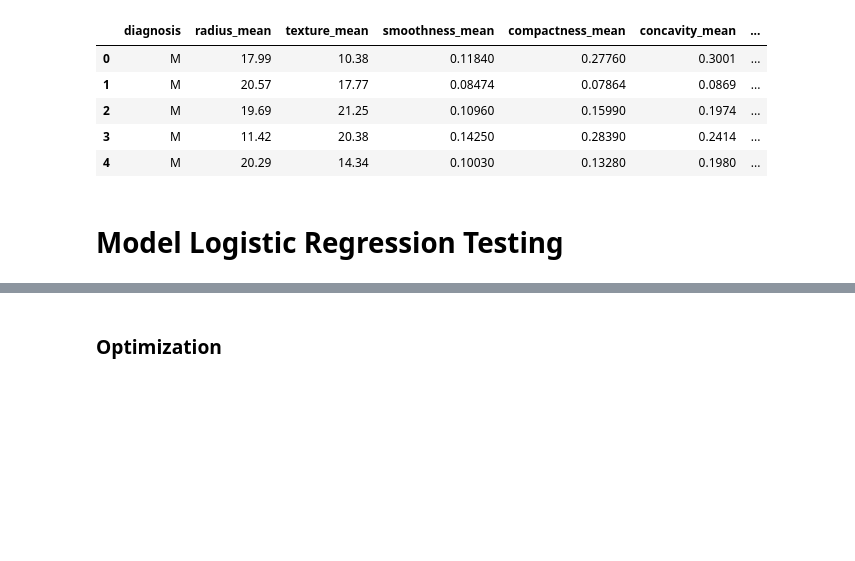
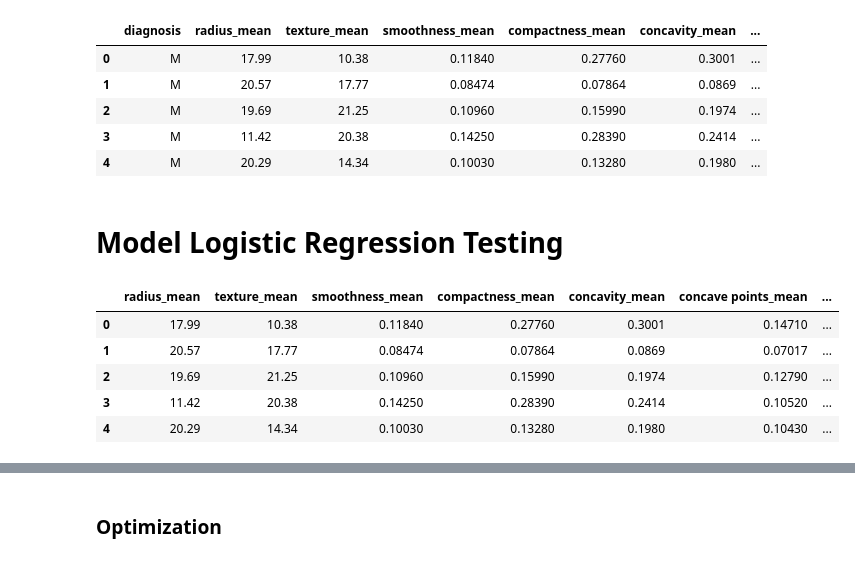
Before and after one commit to tamhuynh92/Machine-Learning-Project, a Jupyter notebook: Breast Cancer Logistic Regression.ipynb, the cells around one changed output, grey strips where cells are left out. Cells and saved outputs as stored; diff of their text form; code cells hidden in the pictures; blank space fills up the shorter version.

```diff
--- a/Breast Cancer Logistic Regression.ipynb
+++ b/Breast Cancer Logistic Regression.ipynb
@@ -61,0 +79,9 @@ y = cancer_data.iloc[:,0].values
+# %%
+X.head()
+# %% [output]
+|  | radius_mean | texture_mean | smoothness_mean | compactness_mean | concavity_mean | concave points_mean | ... |
+| 0 | 17.99 | 10.38 | 0.11840 | 0.27760 | 0.3001 | 0.14710 | ... |
+| 1 | 20.57 | 17.77 | 0.08474 | 0.07864 | 0.0869 | 0.07017 | ... |
+| 2 | 19.69 | 21.25 | 0.10960 | 0.15990 | 0.1974 | 0.12790 | ... |
+| 3 | 11.42 | 20.38 | 0.14250 | 0.28390 | 0.2414 | 0.10520 | ... |
+| 4 | 20.29 | 14.34 | 0.10030 | 0.13280 | 0.1980 | 0.10430 | ... |
```
Also changed, not shown: parts of 20 cells of this notebook, 11 other files.
